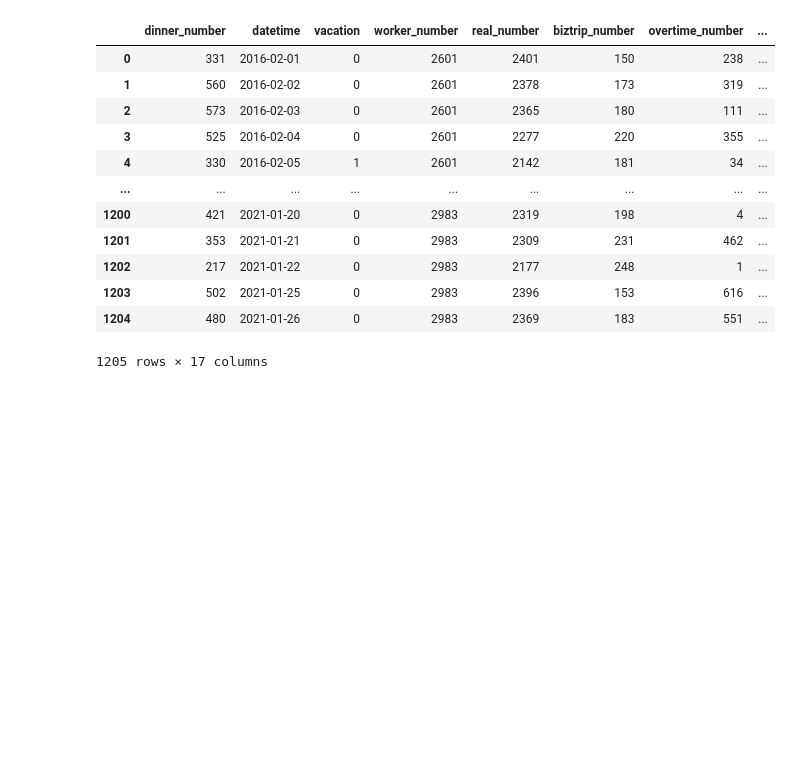
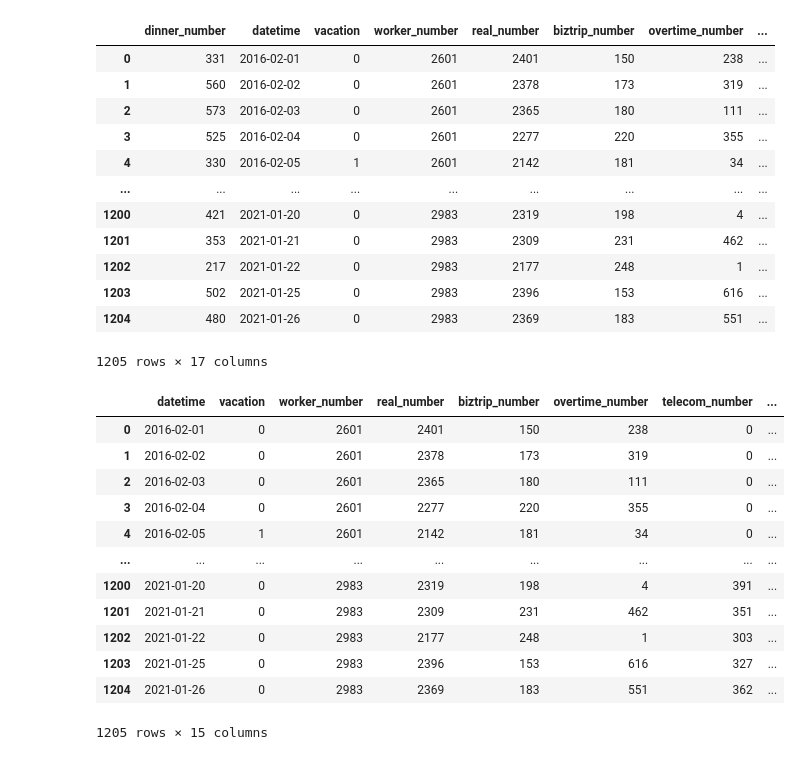
Before and after one commit to obilige/Team3, a Jupyter notebook: DL_module/code_check.ipynb, the cells around one changed output. Drawn from its saved outputs; the diff is of its cells as text; code cells hidden in the pictures; blank space fills up the shorter version.

```diff
--- a/DL_module/code_check.ipynb
+++ b/DL_module/code_check.ipynb
@@ -37,3 +5,6 @@ lunch, dinner = read_SQL()
+# %%
+lunch = utils.read_lunch_SQL()
+dinner = utils.read_dinner_SQL()
 # %%
 lunch
 # %% [output]
@@ -66,3 +37,22 @@ dinner
 | 1203 | 502 | 2021-01-25 | 0 | 2983 | 2396 | 153 | 616 | ... |
 | 1204 | 480 | 2021-01-26 | 0 | 2983 | 2369 | 183 | 551 | ... |
 1205 rows × 17 columns
+# %%
+lunch_X, lunch_y = utils.preprocessing(lunch)
+dinner_X, dinner_y = utils.preprocessing(dinner)
+# %%
+lunch_X
+# %% [output]
+|  | datetime | vacation | worker_number | real_number | biztrip_number | overtime_number | telecom_number | ... |
+| 0 | 2016-02-01 | 0 | 2601 | 2401 | 150 | 238 | 0 | ... |
+| 1 | 2016-02-02 | 0 | 2601 | 2378 | 173 | 319 | 0 | ... |
+| 2 | 2016-02-03 | 0 | 2601 | 2365 | 180 | 111 | 0 | ... |
+| 3 | 2016-02-04 | 0 | 2601 | 2277 | 220 | 355 | 0 | ... |
+| 4 | 2016-02-05 | 1 | 2601 | 2142 | 181 | 34 | 0 | ... |
+| ... | ... | ... | ... | ... | ... | ... | ... | ... |
+| 1200 | 2021-01-20 | 0 | 2983 | 2319 | 198 | 4 | 391 | ... |
+| 1201 | 2021-01-21 | 0 | 2983 | 2309 | 231 | 462 | 351 | ... |
+| 1202 | 2021-01-22 | 0 | 2983 | 2177 | 248 | 1 | 303 | ... |
+| 1203 | 2021-01-25 | 0 | 2983 | 2396 | 153 | 616 | 327 | ... |
+| 1204 | 2021-01-26 | 0 | 2983 | 2369 | 183 | 551 | 362 | ... |
+1205 rows × 15 columns
```
Also changed, not shown: parts of 11 cells of this notebook, 2 other files.
